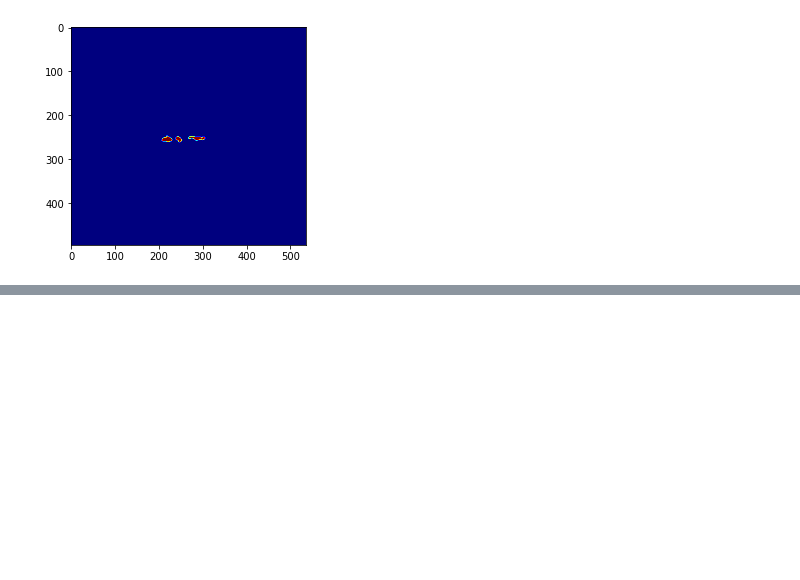
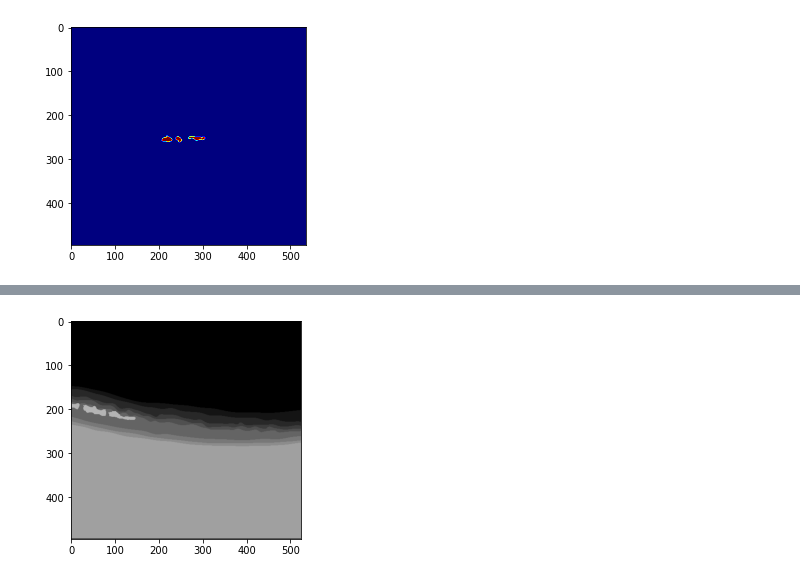
Before and after one commit to nonari/tfg_pytorch, a Jupyter notebook: test.ipynb, the cells around one changed output, grey strips where cells are left out. Saved outputs shown, nothing was run; the diff lists cells and outputs as text; code cells hidden in the pictures; blank space fills up the shorter version.

```diff
--- a/test.ipynb
+++ b/test.ipynb
@@ -164,0 +203,6 @@ plt.imshow(seg[:, :, 0], cmap=plt.cm.jet, vmax=9)
+# %%
+mask = cv2.imread("/home/nonari/Documentos/tfgdata/tfgoct/seg_9_20.png")
+plt.imshow(mask*20)
+plt.show()
+# %% [output]
+[figure, added]
```
Also changed, not shown: parts of 8 cells of this notebook, 8 other files.
